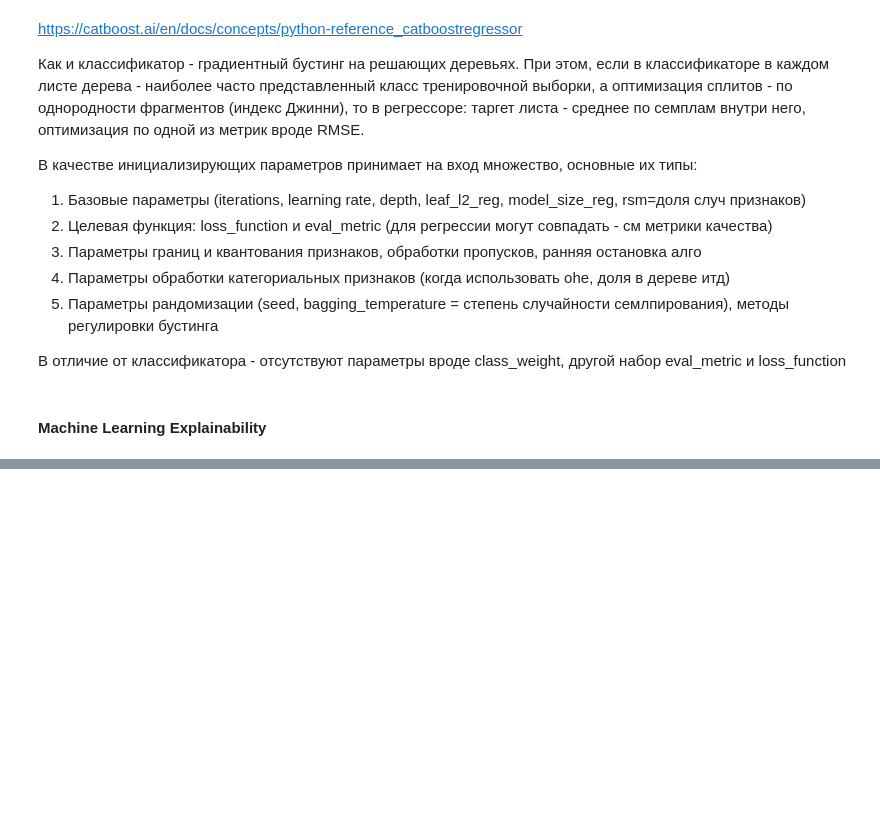
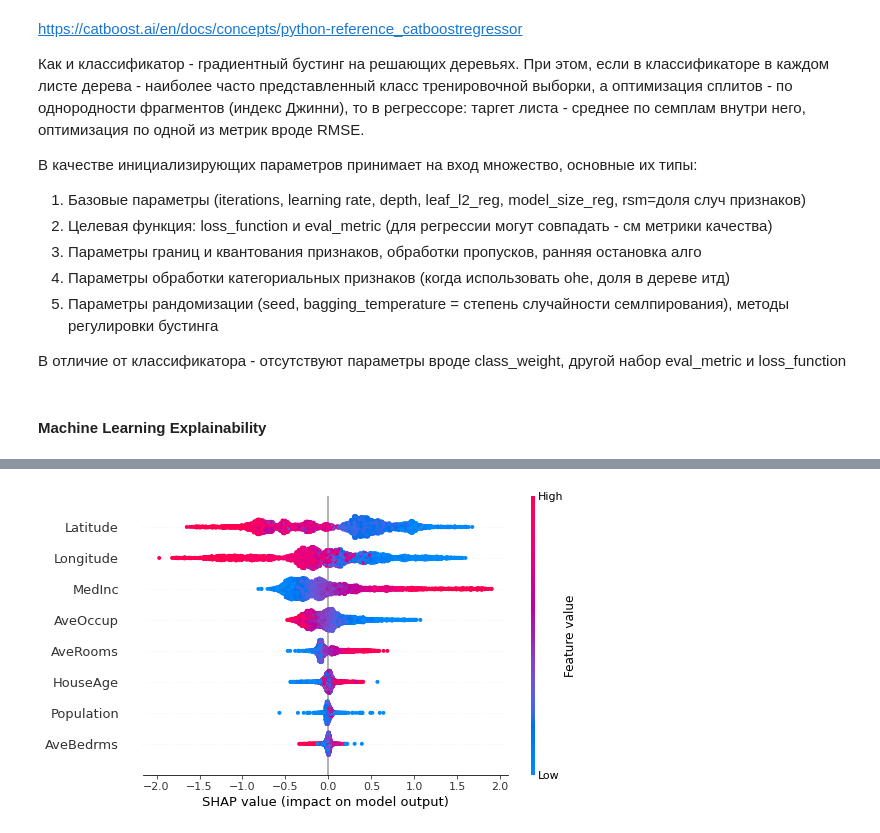
Before and after one commit to gavrevnik/analytics_tools, a Jupyter notebook: ML.ipynb, the cells around one changed output, grey strips where cells are left out. Cells and saved outputs as stored; diff of their text form; code cells hidden in the pictures; blank space fills up the shorter version.

```diff
--- a/ML.ipynb
+++ b/ML.ipynb
@@ -1693,0 +1662,16 @@ dir(shap)
+# %%
+from sklearn.inspection import permutation_importance
+import shap
+from catboost import CatBoostRegressor
+from sklearn.datasets import fetch_california_housing
+
+# Пример с регрессией - обучаем catboost
+data = fetch_california_housing()
+X = data.data
+y = data.target
+feature_names = data.feature_names
+X_train, X_test, y_train, y_test = train_test_split(X, y, test_size=0.2, random_state=42)
+params = {'loss_function' : 'RMSE', 'eval_metric' : 'RMSE', 'verbose' : False}
+model = CatBoostRegressor(**params)
+model.fit(X_train, y_train)
+ml.get_model_score(y_test, model.predict(X_test), is_clf=False)
@@ -1693,0 +1705,10 @@ dir(shap)
+# %%
+# SHAP - значения показывающие вклад каждого признака в общее предсказание
+# Для классификации идет предсказание логита l = log(p / (1-p)); для регрессии - итогового предикта регрессора
+# PS. в catboost есть встроенный метод расчета shap (последняя колонка = expectedVals - ср логит по трейну)
+# shap_values = model.get_feature_importance(type='ShapValues', data=ml.get_pool(X_test, y_test))
+# Здесь shap_vals - это компоненты, сумма которыех равна y_predict
+df_test = pd.DataFrame(X_test, columns=feature_names)
+shap_vals = ml.get_shap_vals(model, df_test, True)
+# %% [output]
+[figure, added]
```
Also changed, not shown: parts of 10 cells of this notebook, 3 other files.
